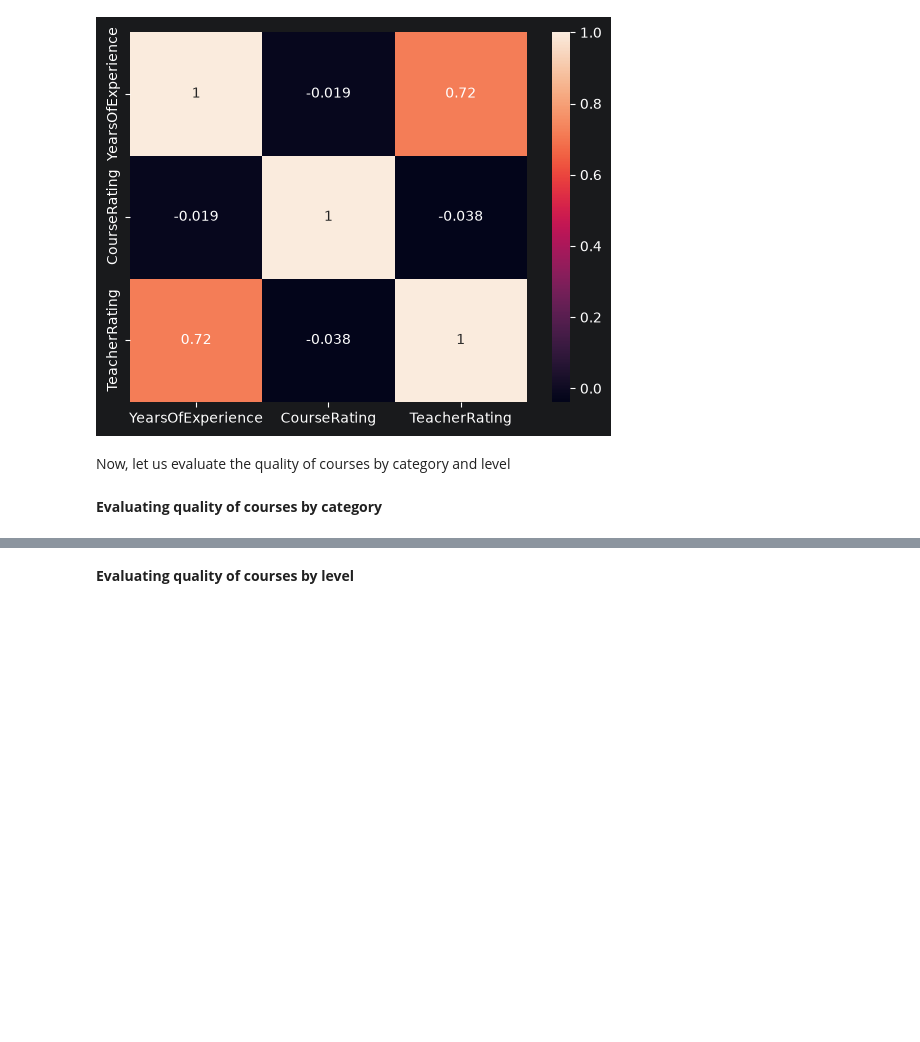
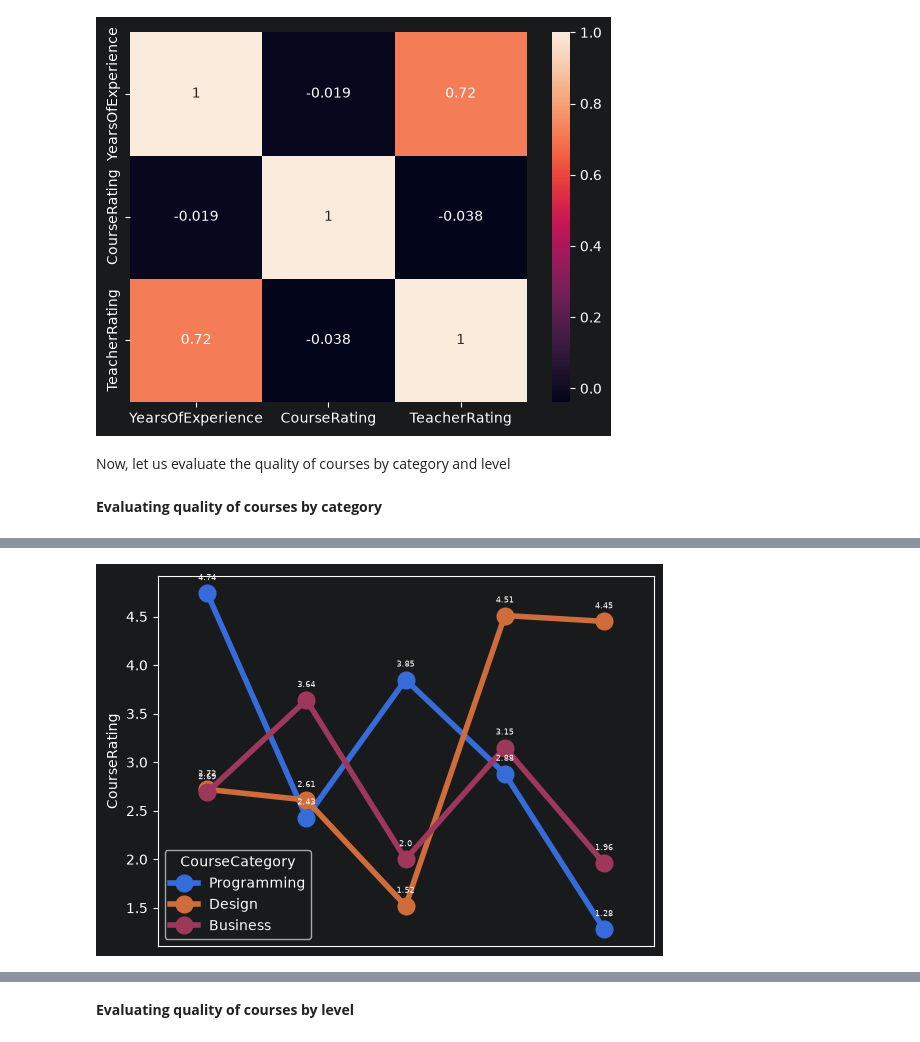
Before and after one commit to amithvardhan99/resume-projects, a Jupyter notebook: Instructor Performance and Course Quality Evaluation on EduPro/notebook.ipynb, the cells around one changed output, grey strips where cells are left out. Saved outputs shown, nothing was run; the diff lists cells and outputs as text; code cells hidden in the pictures; blank space fills up the shorter version.

```diff
--- a/Instructor Performance and Course Quality Evaluation on EduPro/notebook.ipynb
+++ b/Instructor Performance and Course Quality Evaluation on EduPro/notebook.ipynb
@@ -394,13 +394,13 @@ each_category["LeastRating"] = least_ratings
 each_category["HighestRating"] = highest_ratings
 each_category["AverageRating"] = avg_ratings
 # %%
-def return_category_vs_rating(df_1,display_graph=False,**kwargs):
+def return_category_vs_rating(df_1,display_graph=False,ax=None,**kwargs):
     df = df_1.copy()
     dic = kwargs.copy()
     for i in dic:
         df = df[df[i].isin(dic[i])]
 
-    category_vs_rating = df[["CourseCategory","CourseRating"]]
+    category_vs_rating = df[["CourseCategory","CourseRating"]].drop_duplicates(ignore_index=True)
     category_vs_rating["Number"] = 0
     for i in category_vs_rating["CourseCategory"].unique():
         pu = category_vs_rating[category_vs_rating["CourseCategory"] == i]
@@ -429,11 +429,18 @@ def return_category_vs_rating(df_1,display_graph=False,**kwargs):
     each_category["HighestRating"] = highest_ratings
     each_category["AverageRating"] = avg_ratings
     if display_graph == True:
-        sns.lineplot(x=category_vs_rating["Number"],y=category_vs_rating["CourseRating"],hue=category_vs_rating["CourseCategory"],drawstyle="steps-post",lw=4)
+        if ax is None:
+            sns.pointplot(x=category_vs_rating["Number"],y=category_vs_rating["CourseRating"],hue=category_vs_rating["CourseCategory"],lw=4)
+        else:
+            sns.pointplot(x=category_vs_rating["Number"],y=category_vs_rating["CourseRating"],hue=category_vs_rating["CourseCategory"],lw=4,ax=ax)
+        for i, val in zip(category_vs_rating["Number"].values,category_vs_rating["CourseRating"].values):
+            plt.text(i,val+0.2,str(val),ha="center",va="top",fontsize=6)
         plt.xticks([])
         plt.xlabel(None)
         plt.show()
 
     return category_vs_rating, each_category, df
 # %%
-cvr, ec, dd = return_category_vs_rating(df,CourseCategory=['Programming','Design','Business'])
+cvr, ec, dd = return_category_vs_rating(df,True,CourseCategory=['Programming','Design','Business'])
+# %% [output]
+[figure, added]
```
Also changed, not shown: parts of 12 cells of this notebook.
